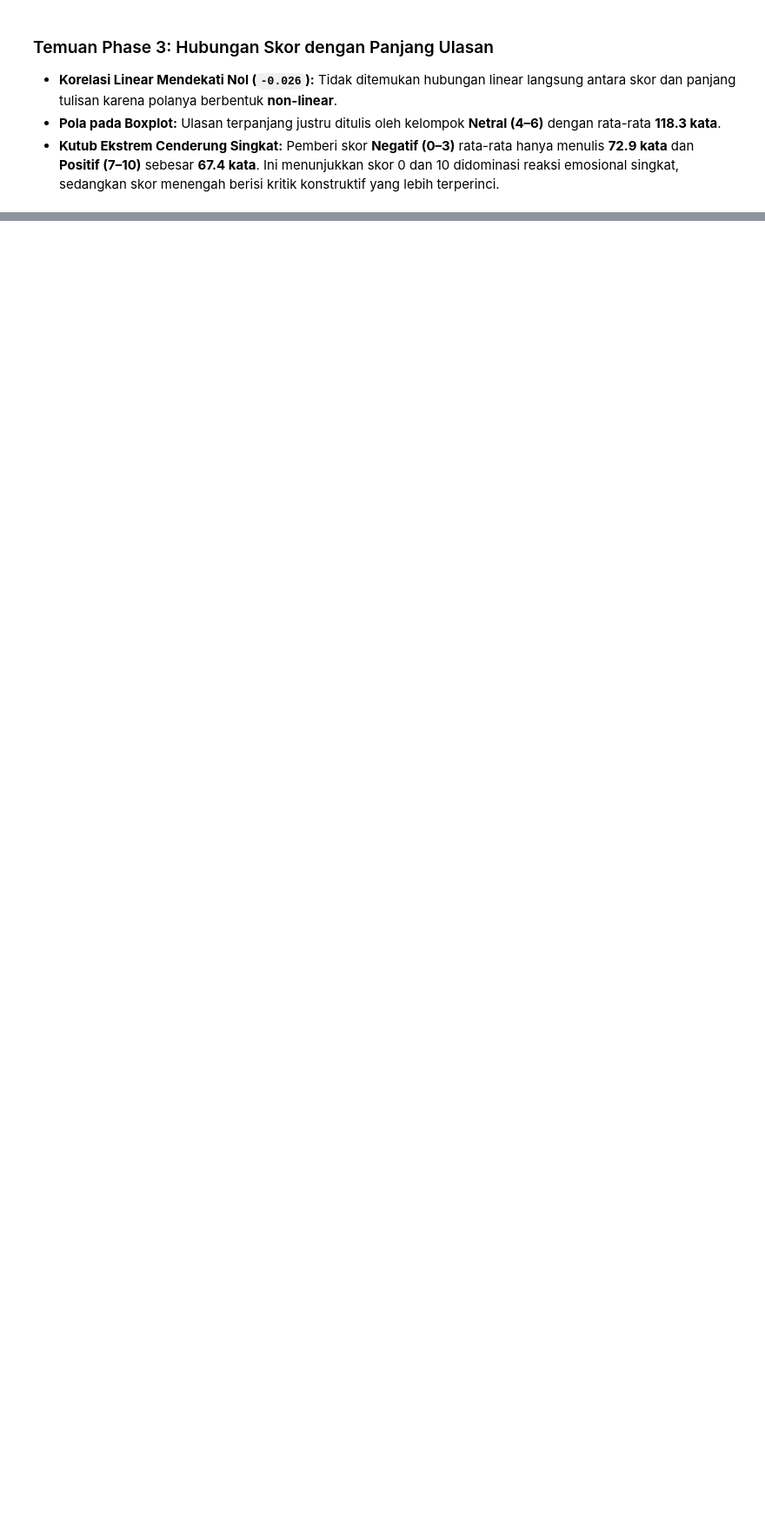
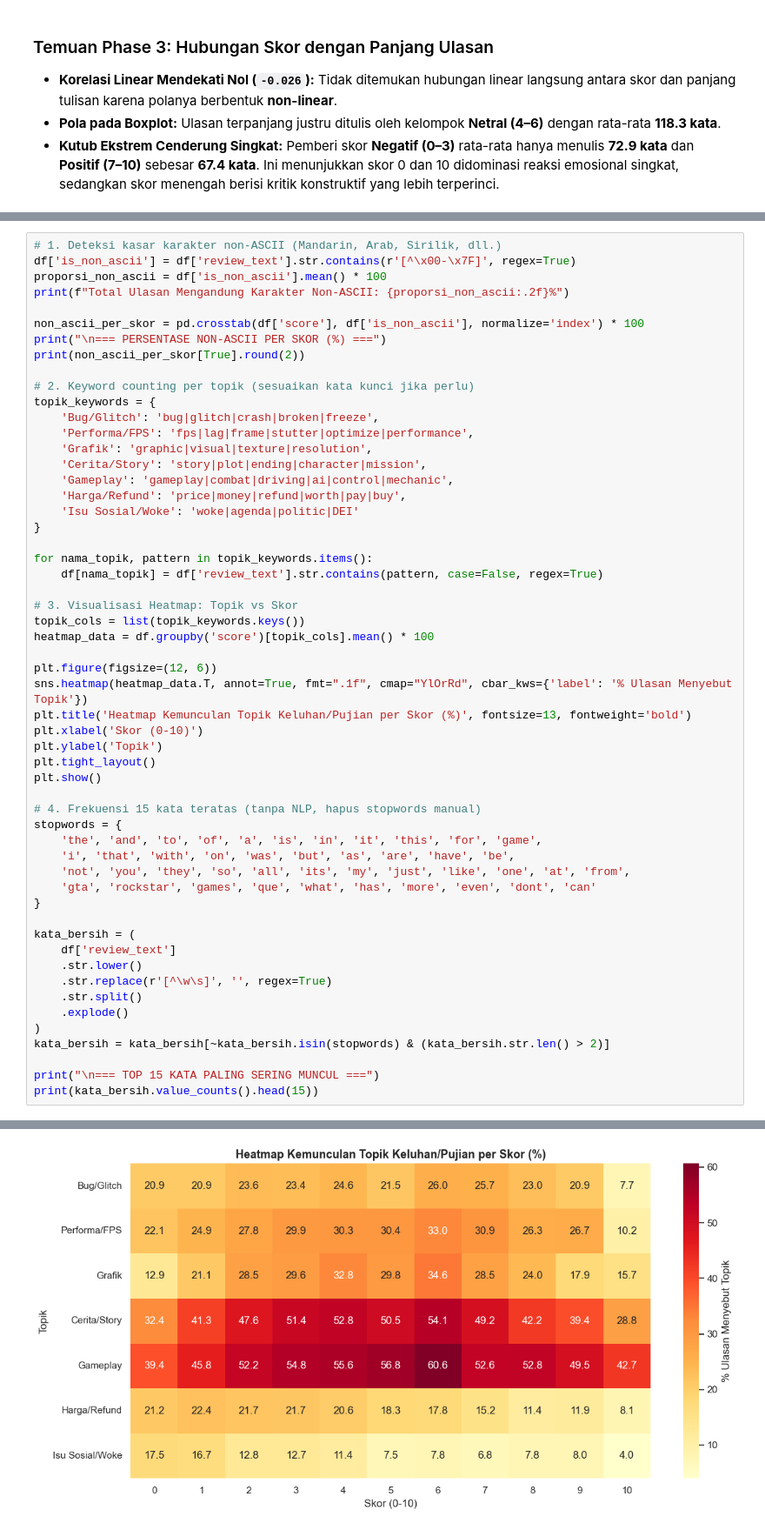
Before and after one commit to sutarozu/gta-vi-descriptive-analytics, a Jupyter notebook: notebooks/01_eda_eksplorasi.ipynb, the cells around one changed output, grey strips where cells are left out. Shown at 87% size. Drawn from its saved outputs; the diff is of its cells as text; blank space fills up the shorter version.

Commit message:
feat: add non-ASCII analysis, expanded topic heatmap with social issues, and refined word frequency

```diff
--- a/notebooks/01_eda_eksplorasi.ipynb
+++ b/notebooks/01_eda_eksplorasi.ipynb
@@ -195,0 +198,56 @@ Korelasi Skor vs Jumlah Kata: -0.026
+# %%
+# 1. Deteksi kasar karakter non-ASCII (Mandarin, Arab, Sirilik, dll.)
+df['is_non_ascii'] = df['review_text'].str.contains(r'[^\x00-\x7F]', regex=True)
+proporsi_non_ascii = df['is_non_ascii'].mean() * 100
+print(f"Total Ulasan Mengandung Karakter Non-ASCII: {proporsi_non_ascii:.2f}%")
+
+non_ascii_per_skor = pd.crosstab(df['score'], df['is_non_ascii'], normalize='index') * 100
+print("\n=== PERSENTASE NON-ASCII PER SKOR (%) ===")
+print(non_ascii_per_skor[True].round(2))
+
+# 2. Keyword counting per topik (sesuaikan kata kunci jika perlu)
+topik_keywords = {
+    'Bug/Glitch': 'bug|glitch|crash|broken|freeze',
+    'Performa/FPS': 'fps|lag|frame|stutter|optimize|performance',
+    'Grafik': 'graphic|visual|texture|resolution',
+    'Cerita/Story': 'story|plot|ending|character|mission',
+    'Gameplay': 'gameplay|combat|driving|ai|control|mechanic',
+    'Harga/Refund': 'price|money|refund|worth|pay|buy',
+    'Isu Sosial/Woke': 'woke|agenda|politic|DEI'
+}
+
+for nama_topik, pattern in topik_keywords.items():
+    df[nama_topik] = df['review_text'].str.contains(pattern, case=False, regex=True)
+
+# 3. Visualisasi Heatmap: Topik vs Skor
+topik_cols = list(topik_keywords.keys())
+heatmap_data = df.groupby('score')[topik_cols].mean() * 100
+
+plt.figure(figsize=(12, 6))
+sns.heatmap(heatmap_data.T, annot=True, fmt=".1f", cmap="YlOrRd", cbar_kws={'label': '% Ulasan Menyebut Topik'})
+plt.title('Heatmap Kemunculan Topik Keluhan/Pujian per Skor (%)', fontsize=13, fontweight='bold')
+plt.xlabel('Skor (0-10)')
+plt.ylabel('Topik')
+plt.tight_layout()
+plt.show()
+
+# 4. Frekuensi 15 kata teratas (tanpa NLP, hapus stopwords manual)
+stopwords = {
+    'the', 'and', 'to', 'of', 'a', 'is', 'in', 'it', 'this', 'for', 'game',
+    'i', 'that', 'with', 'on', 'was', 'but', 'as', 'are', 'have', 'be',
+    'not', 'you', 'they', 'so', 'all', 'its', 'my', 'just', 'like', 'one', 'at', 'from',
+    'gta', 'rockstar', 'games', 'que', 'what', 'has', 'more', 'even', 'dont', 'can'
+}
+
+kata_bersih = (
+    df['review_text']
+    .str.lower()
+    .str.replace(r'[^\w\s]', '', regex=True)
+    .str.split()
+    .explode()
+)
+kata_bersih = kata_bersih[~kata_bersih.isin(stopwords) & (kata_bersih.str.len() > 2)]
+
+print("\n=== TOP 15 KATA PALING SERING MUNCUL ===")
+print(kata_bersih.value_counts().head(15))
+# %% [output]
@@ -195,0 +270 @@ Korelasi Skor vs Jumlah Kata: -0.026
+[figure, added]
```
Also changed, not shown: parts of 3 cells of this notebook.
